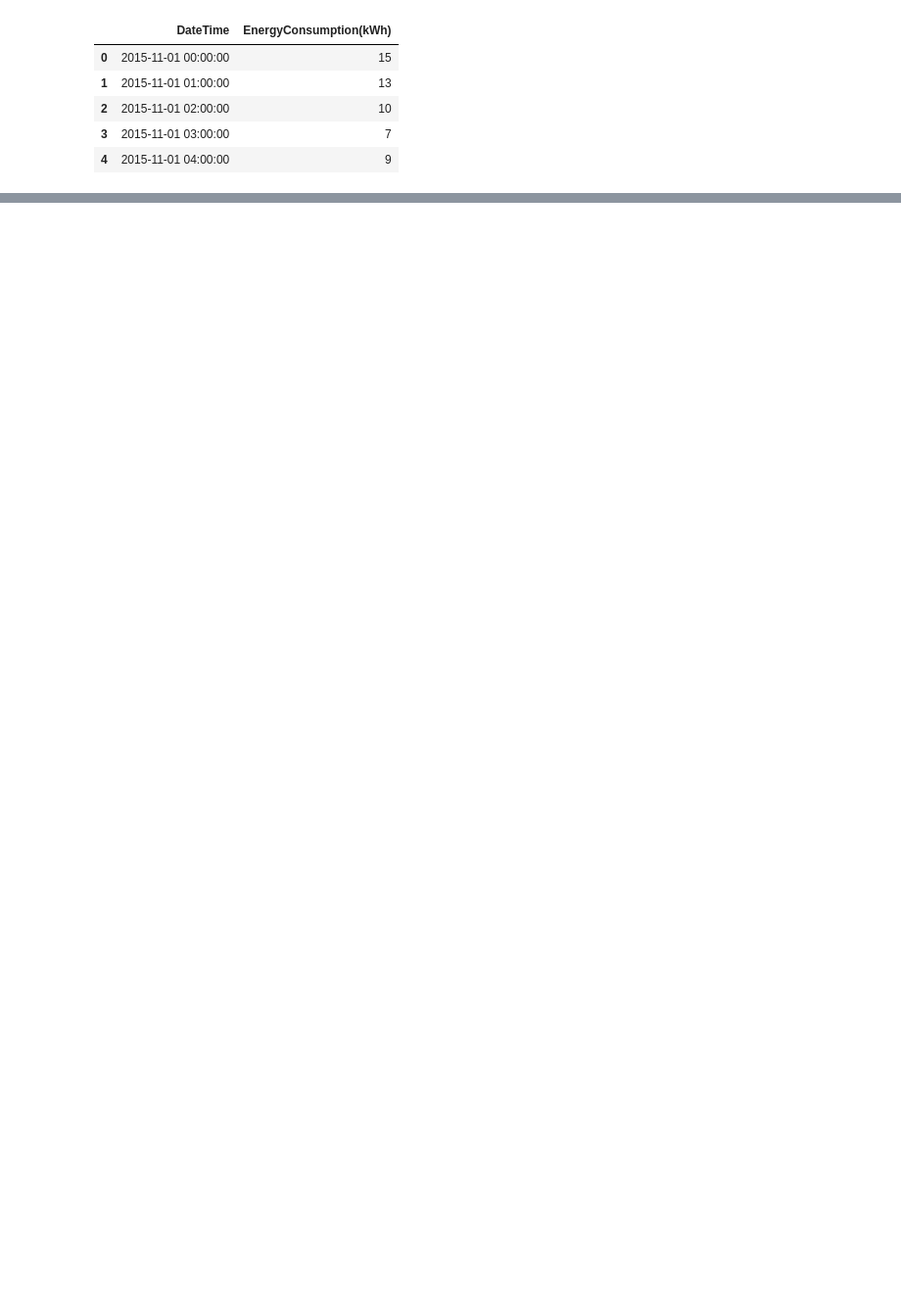
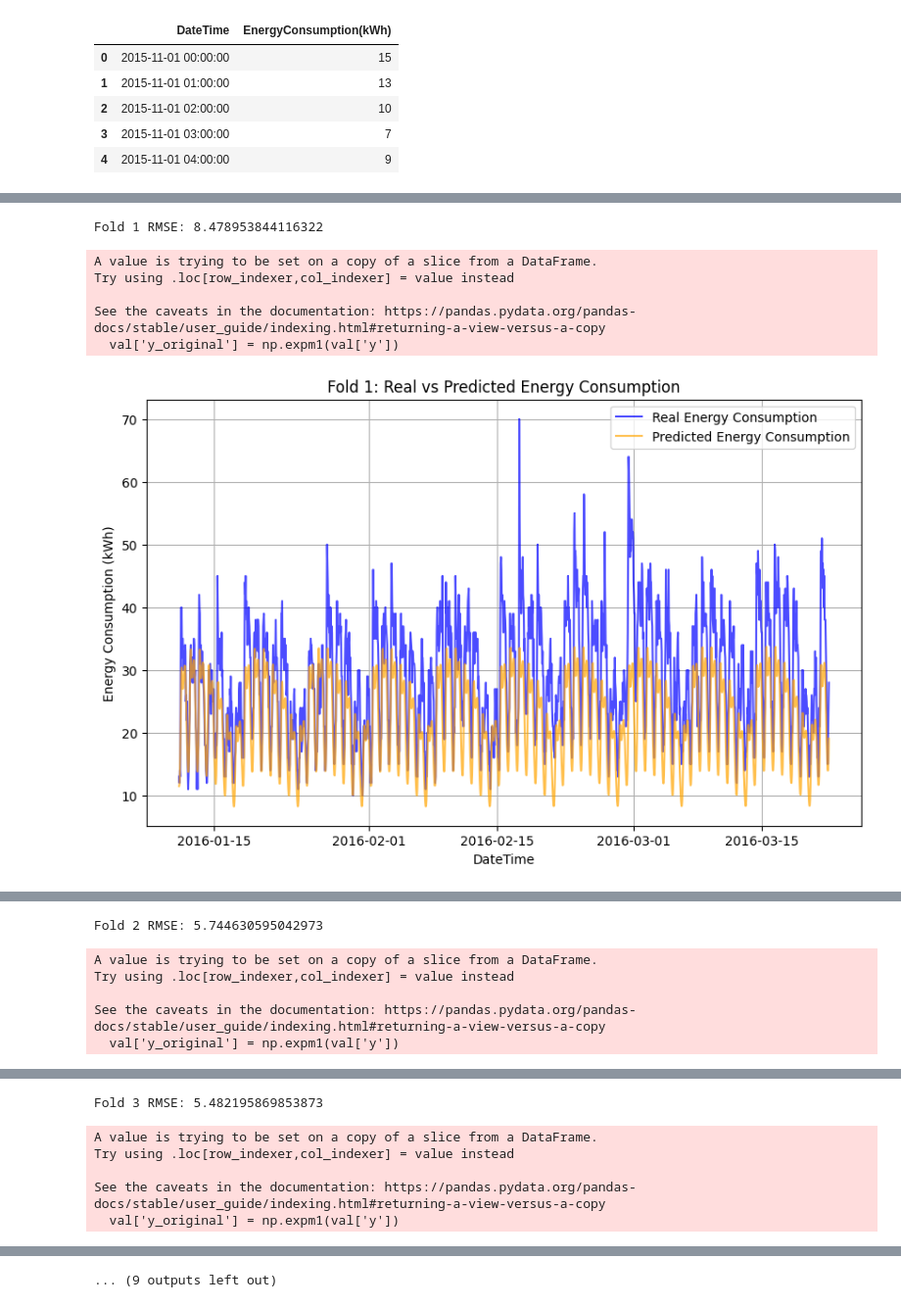
Before and after one commit to Adel2411/energy-consumption-prediction, a Jupyter notebook: prophet_model.ipynb, the cells around one changed output, grey strips where cells are left out. Shown at 98% size. Saved outputs shown, nothing was run; the diff lists cells and outputs as text; code cells hidden in the pictures; blank space fills up the shorter version.

Commit message:
Tried 16th submission using Prophet Model, Failed

```diff
--- a/prophet_model.ipynb
+++ b/prophet_model.ipynb
@@ -137,0 +70,58 @@ Validation RMSE: 9.392496311752966
+# %%
+# Best Parameters: {'changepoint_prior_scale': 0.0010463260873719937, 'seasonality_prior_scale': 0.39508486377160346}
+# Best Validation RMSE: 7.06002950400547
+
+def create_model():
+    # Create a Prophet model
+    model = Prophet(
+        changepoint_prior_scale=0.0010463260873719937,
+        seasonality_prior_scale=0.39508486377160346,
+    )
+
+    # Add custom seasonalities and additional regressors
+    # model.add_seasonality(name='hourly', period=1, fourier_order=3)
+    # model.add_seasonality(name='monthly', period=30.5, fourier_order=5)
+    model.add_regressor('hour')
+    model.add_regressor('day_of_week')
+    model.add_regressor('month')
+
+    return model
+# %%
+# Rolling window cross-validation to evaluate model robustness
+tscv = TimeSeriesSplit(n_splits=5)
+rmse_list = []
+
+for i, (train_index, test_index) in enumerate(tscv.split(train_data)):
+    train, val = train_data.iloc[train_index], train_data.iloc[test_index]
+
+    # Create a new Prophet model for each fold
+    model = create_model()
+
+    # Fit the model on the training set
+    model.fit(train)
+
+    # Make predictions on the validation set
+    val_forecast = model.predict(val)
+
+    # Reverse log transformation for RMSE calculation and visualization
+    val['y_original'] = np.expm1(val['y'])
+    val_forecast['yhat_original'] = np.expm1(val_forecast['yhat'])
+
+    # Calculate RMSE for this fold
+    rmse = np.sqrt(mean_squared_error(val['y_original'], val_forecast['yhat_original']))
+    rmse_list.append(rmse)
+    print(f'Fold {i + 1} RMSE: {rmse}')
+
+    # Plot real vs. predicted values for this fold
+    plt.figure(figsize=(10, 6))
+    plt.plot(val['ds'], val['y_original'], label='Real Energy Consumption', color='blue', alpha=0.7)
+    plt.plot(val['ds'], val_forecast['yhat_original'], label='Predicted Energy Consumption', color='orange', alpha=0.7)
+    plt.title(f'Fold {i + 1}: Real vs Predicted Energy Consumption')
+    plt.xlabel('DateTime')
+    plt.ylabel('Energy Consumption (kWh)')
+    plt.legend()
+    plt.grid()
+    plt.show()
+
+print(f'Average RMSE: {np.mean(rmse_list)}')
+# %% [output]
@@ -137,0 +130,7 @@ Validation RMSE: 9.392496311752966
+Fold 1 RMSE: 8.478953844116322
+A value is trying to be set on a copy of a slice from a DataFrame.
+Try using .loc[row_indexer,col_indexer] = value instead
+
+See the caveats in the documentation: https://pandas.pydata.org/pandas-docs/stable/user_guide/indexing.html#returning-a-view-versus-a-copy
+  val['y_original'] = np.expm1(val['y'])
+[figure, added]
@@ -137,0 +139,6 @@ Validation RMSE: 9.392496311752966
+Fold 2 RMSE: 5.744630595042973
+A value is trying to be set on a copy of a slice from a DataFrame.
+Try using .loc[row_indexer,col_indexer] = value instead
+
+See the caveats in the documentation: https://pandas.pydata.org/pandas-docs/stable/user_guide/indexing.html#returning-a-view-versus-a-copy
+  val['y_original'] = np.expm1(val['y'])
@@ -137,0 +148,6 @@ Validation RMSE: 9.392496311752966
+Fold 3 RMSE: 5.482195869853873
+A value is trying to be set on a copy of a slice from a DataFrame.
+Try using .loc[row_indexer,col_indexer] = value instead
+
+See the caveats in the documentation: https://pandas.pydata.org/pandas-docs/stable/user_guide/indexing.html#returning-a-view-versus-a-copy
+  val['y_original'] = np.expm1(val['y'])
@@ -137,0 +155 @@ Validation RMSE: 9.392496311752966
+... (9 outputs left out)
```
Also changed, not shown: parts of 20 cells of this notebook, 2 other files.
